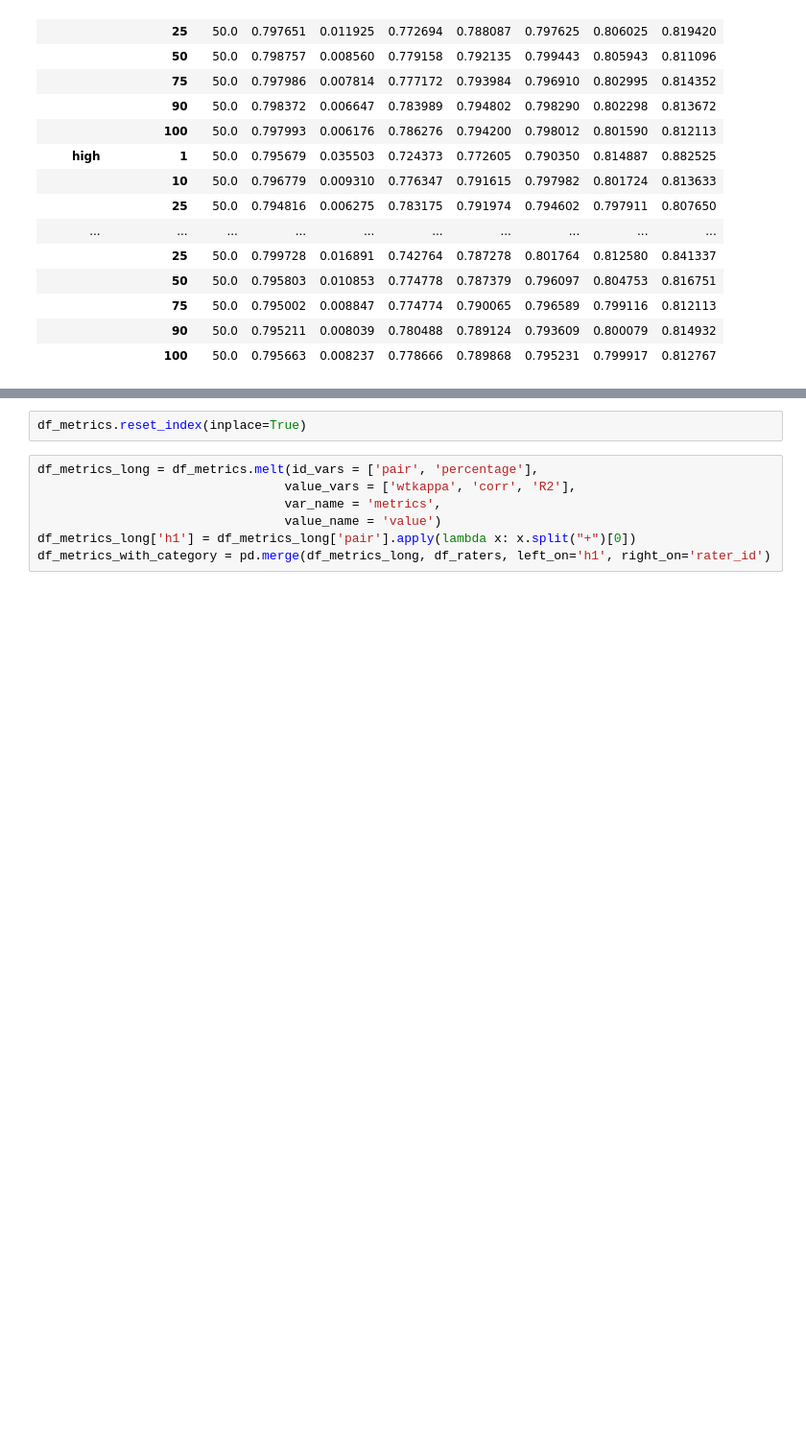
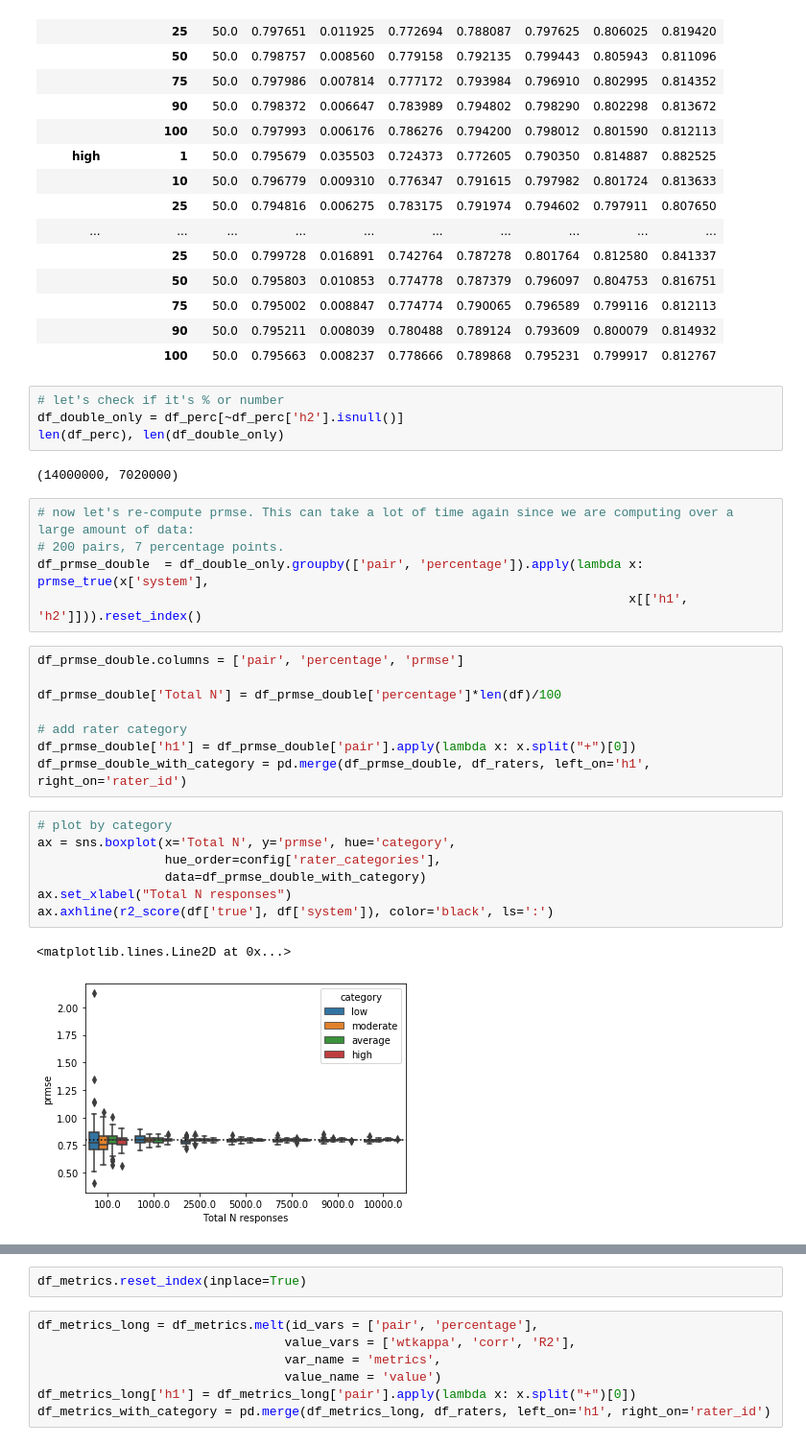
Before and after one commit to EducationalTestingService/prmse-simulations, a Jupyter notebook: notebooks/exp_percentage_double_scored.ipynb, the cells around one changed output, grey strips where cells are left out. Shown at 96% size. Drawn from its saved outputs; the diff is of its cells as text; blank space fills up the shorter version.

```diff
--- a/notebooks/exp_percentage_double_scored.ipynb
+++ b/notebooks/exp_percentage_double_scored.ipynb
@@ -146,5 +149,34 @@ df_prmse_with_category.groupby(['category', 'percentage'])['prmse'].describe()
 |  | 75 | 50.0 | 0.795002 | 0.008847 | 0.774774 | 0.790065 | 0.796589 | 0.799116 | 0.812113 |
 |  | 90 | 50.0 | 0.795211 | 0.008039 | 0.780488 | 0.789124 | 0.793609 | 0.800079 | 0.814932 |
 |  | 100 | 50.0 | 0.795663 | 0.008237 | 0.778666 | 0.789868 | 0.795231 | 0.799917 | 0.812767 |
+# %%
+# let's check if it's % or number
+df_double_only = df_perc[~df_perc['h2'].isnull()]
+len(df_perc), len(df_double_only)
+# %% [output]
+(14000000, 7020000)
+# %%
+# now let's re-compute prmse. This can take a lot of time again since we are computing over a large amount of data:
+# 200 pairs, 7 percentage points.
+df_prmse_double  = df_double_only.groupby(['pair', 'percentage']).apply(lambda x: prmse_true(x['system'],
+                                                                               x[['h1', 'h2']])).reset_index()
+# %%
+df_prmse_double.columns = ['pair', 'percentage', 'prmse']
+
+df_prmse_double['Total N'] = df_prmse_double['percentage']*len(df)/100
+
+# add rater category
+df_prmse_double['h1'] = df_prmse_double['pair'].apply(lambda x: x.split("+")[0])
+df_prmse_double_with_category = pd.merge(df_prmse_double, df_raters, left_on='h1', right_on='rater_id')
+# %%
+# plot by category
+ax = sns.boxplot(x='Total N', y='prmse', hue='category',
+                 hue_order=config['rater_categories'],
+                 data=df_prmse_double_with_category)
+ax.set_xlabel("Total N responses")
+ax.axhline(r2_score(df['true'], df['system']), color='black', ls=':')
+# %% [output]
+<matplotlib.lines.Line2D at 0x...>
+[figure, added]
 # %%
 #let's also look at other metrics
```
Also changed, not shown: parts of 5 cells of this notebook.
